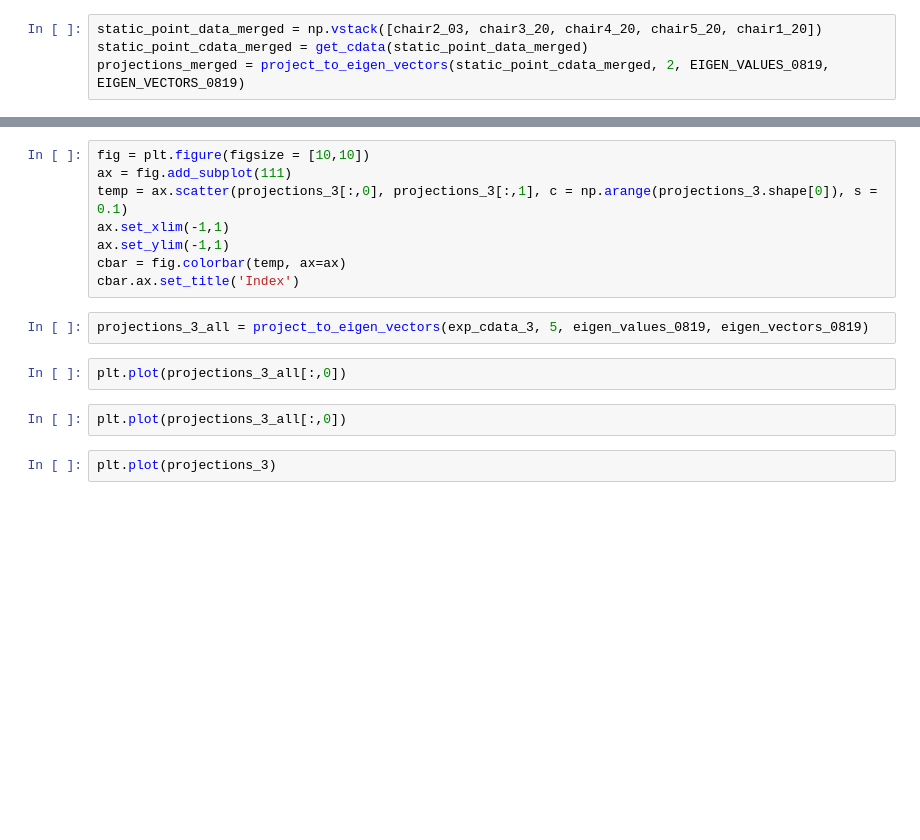
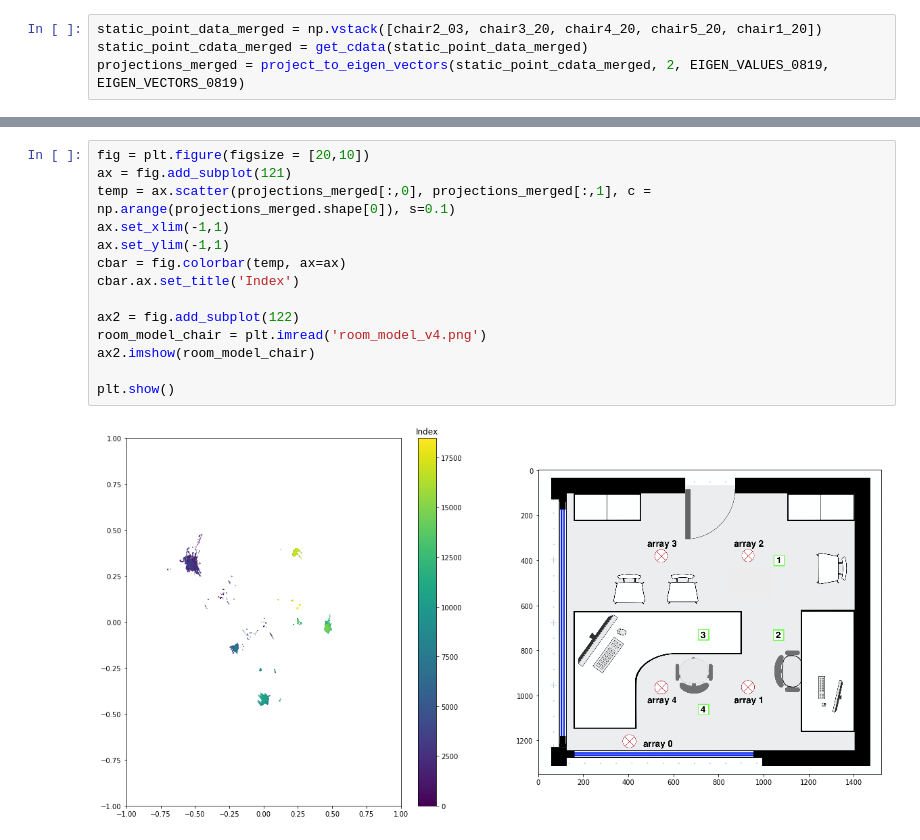
Before and after one commit to ArdelAlegre1/SoundMapping, a Jupyter notebook: Analysis/notebooks/static_point_exp_1120.ipynb, the cells around one changed output, grey strips where cells are left out. Saved outputs shown, nothing was run; the diff lists cells and outputs as text; blank space fills up the shorter version.

```diff
--- a/Analysis/notebooks/static_point_exp_1120.ipynb
+++ b/Analysis/notebooks/static_point_exp_1120.ipynb
@@ -232,16 +36,16 @@ projections_3 = project_to_eigen_vectors(exp_cdata_3, 2, eigen_values_0819, eige
-# %%
-fig = plt.figure(figsize = [10,10])
-ax = fig.add_subplot(111)
-temp = ax.scatter(projections_3[:,0], projections_3[:,1], c = np.arange(projections_3.shape[0]), s = 0.1)
-ax.set_xlim(-1,1)
-ax.set_ylim(-1,1)
-cbar = fig.colorbar(temp, ax=ax)
-cbar.ax.set_title('Index')
-# %%
-projections_3_all = project_to_eigen_vectors(exp_cdata_3, 5, eigen_values_0819, eigen_vectors_0819)
-# %%
-plt.plot(projections_3_all[:,0])
-# %%
-plt.plot(projections_3_all[:,0])
-# %%
-plt.plot(projections_3)
+# %%
+fig = plt.figure(figsize = [20,10])
+ax = fig.add_subplot(121)
+temp = ax.scatter(projections_merged[:,0], projections_merged[:,1], c = np.arange(projections_merged.shape[0]), s=0.1)
+ax.set_xlim(-1,1)
+ax.set_ylim(-1,1)
+cbar = fig.colorbar(temp, ax=ax)
+cbar.ax.set_title('Index')
+
+ax2 = fig.add_subplot(122)
+room_model_chair = plt.imread('room_model_v4.png')
+ax2.imshow(room_model_chair)
+
+plt.show()
+# %% [output]
+[figure, added]
```
Also changed, not shown: parts of 42 cells of this notebook, 1 other file.
